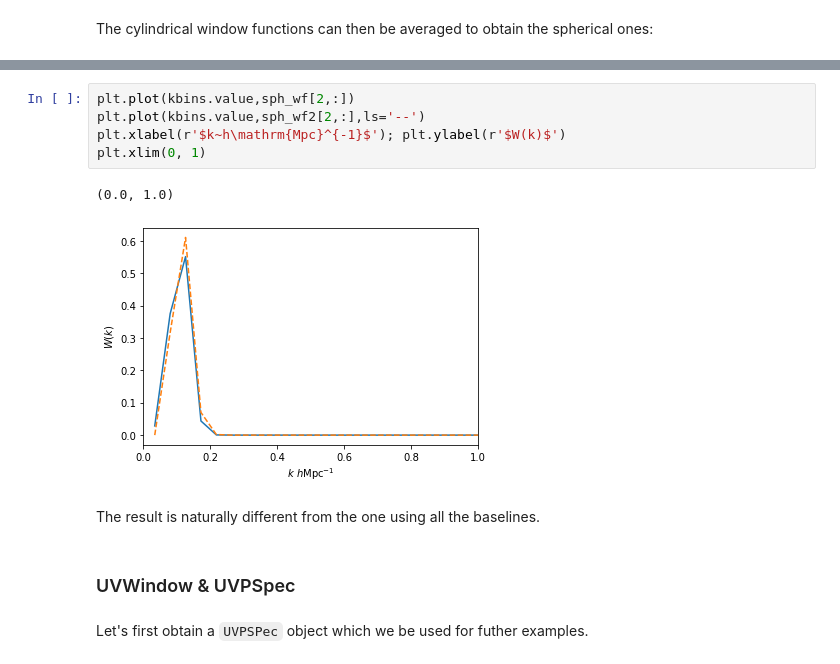
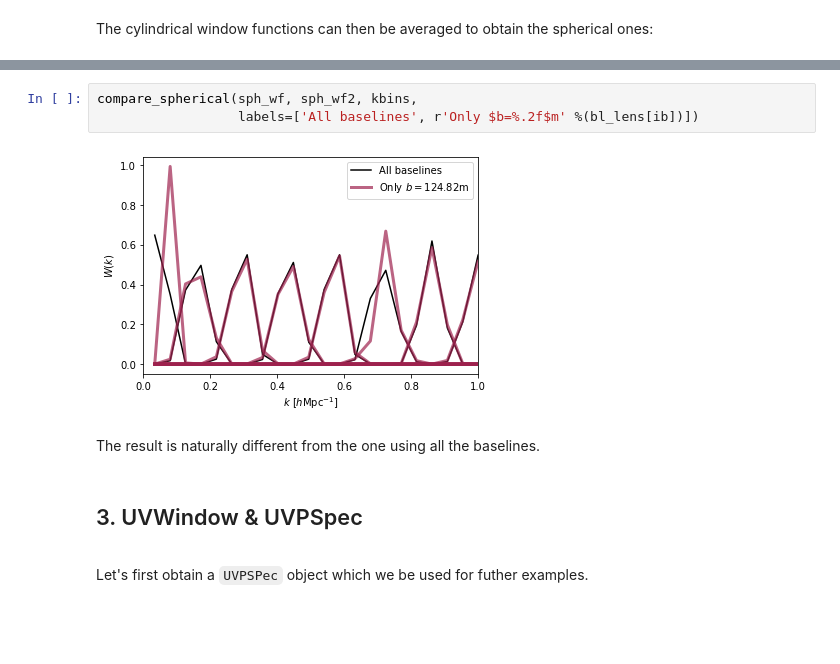
Before and after one commit to HERA-Team/hera_pspec, a Jupyter notebook: examples/UVWindow_tutorial.ipynb, the cells around one changed output, grey strips where cells are left out. Saved outputs shown, nothing was run; the diff lists cells and outputs as text; blank space fills up the shorter version.

Commit message:
Modified UVWindow tutorial

```diff
--- a/examples/UVWindow_tutorial.ipynb
+++ b/examples/UVWindow_tutorial.ipynb
@@ -238,15 +400,13 @@ sph_wf2, _ = uvw.cylindrical_to_spherical(cyl_wf, kbins, ktot, lens[ib])
-# %%
-plt.plot(kbins.value,sph_wf[2,:])
-plt.plot(kbins.value,sph_wf2[2,:],ls='--')
-plt.xlabel(r'$k~h\mathrm{Mpc}^{-1}$'); plt.ylabel(r'$W(k)$')
-plt.xlim(0, 1)
-# %% [output]
-(0.0, 1.0)
-[figure, removed]
+# %%
+compare_spherical(sph_wf, sph_wf2, kbins,
+                  labels=['All baselines', r'Only $b=%.2f$m' %(bl_lens[ib])])
+# %% [output]
+[figure, added]
 # %% [markdown]
 The result is naturally different from the one using all the baselines.
 # %% [markdown]
-### UVWindow & UVPSpec
+## 3. UVWindow & UVPSpec
+<a id='sec:uvpspec'></a>
 # %% [markdown]
 Let's first obtain a `UVPSPec` object which we be used for futher examples.
 # %% [markdown]
```
Also changed, not shown: parts of 62 cells of this notebook.
